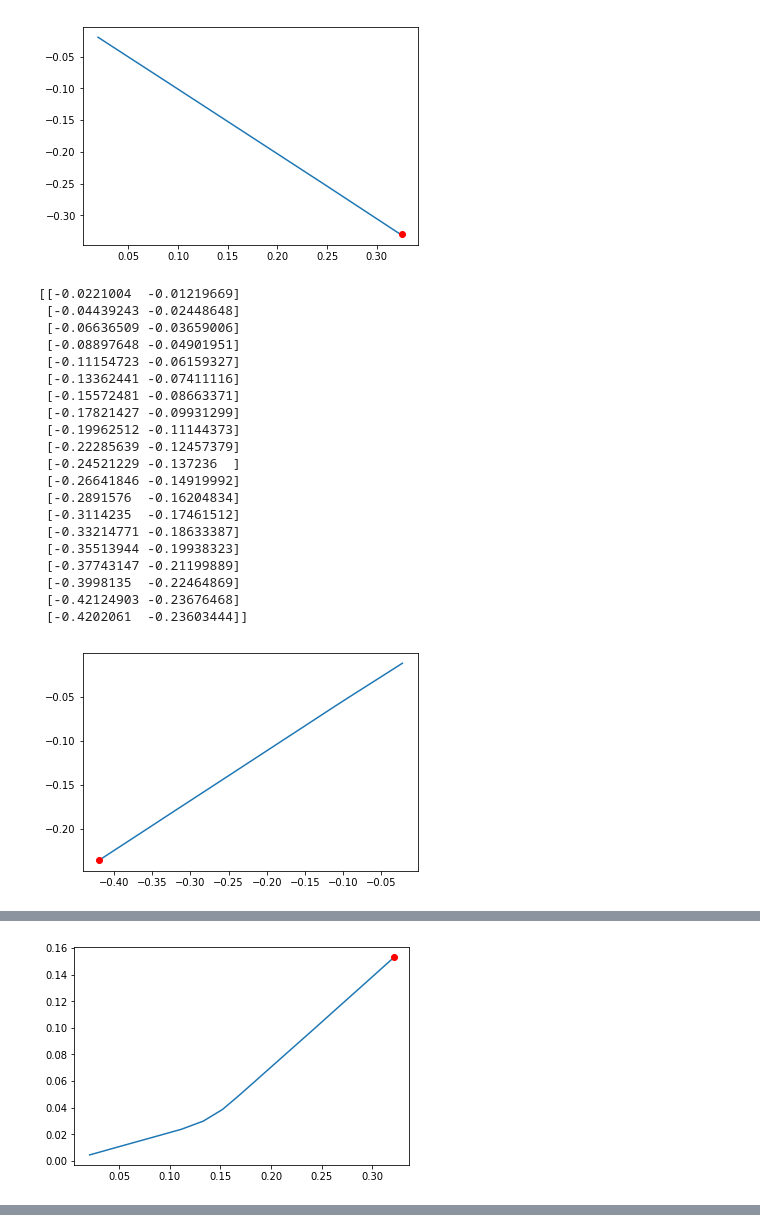
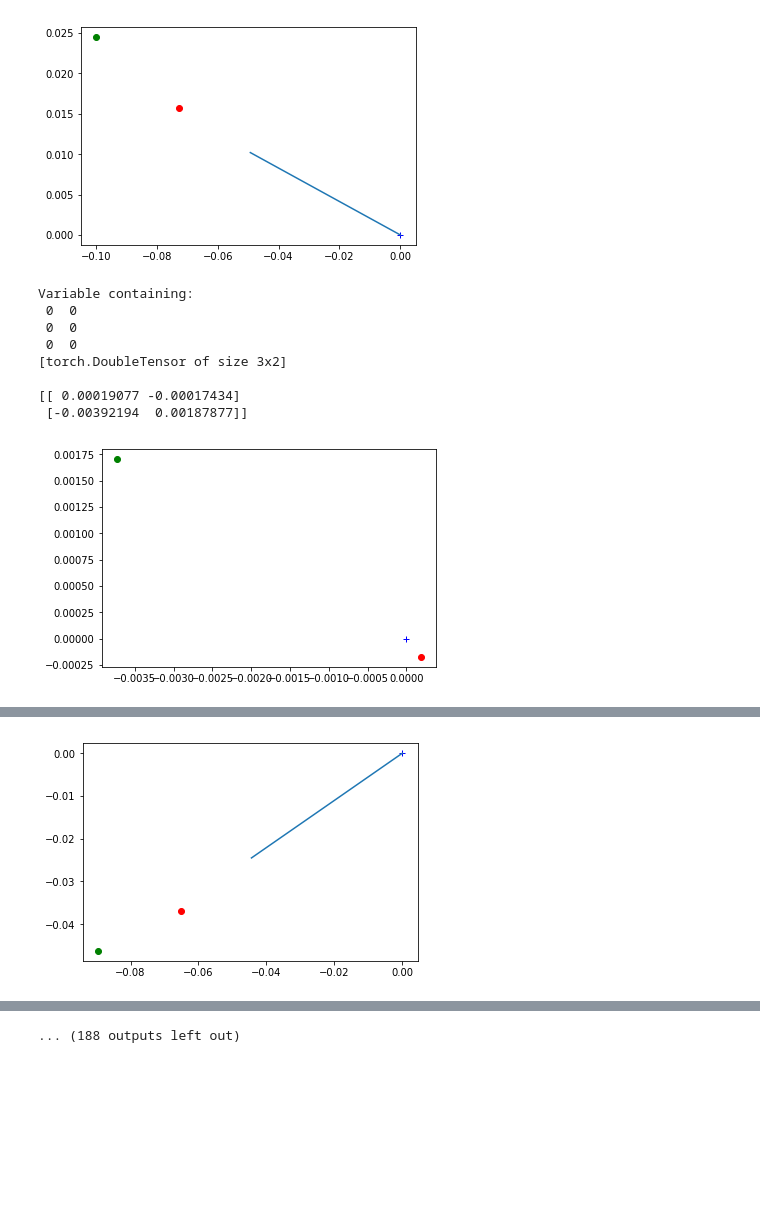
Before and after one commit to puzzledsean/ACAS-542, a Jupyter notebook: train_and_predict.ipynb, the cells around one changed output, grey strips where cells are left out. Cells and saved outputs as stored; diff of their text form; code cells hidden in the pictures; blank space fills up the shorter version.

```diff
--- a/train_and_predict.ipynb
+++ b/train_and_predict.ipynb
@@ -43,3 +45,10 @@ torch.save(data, open('traindata.pt', 'wb'))
+# %%
+batch_size = 1000   # num of training examples to train on in a batch
+limit_timesteps = 5 # sequence length
+num_hidden_layers = 51
+input_size = 2
+
+future = 2
 # %%
 # Sequence model
 
@@ -139,16 +140,16 @@ batch = np.asarray(all_planes) # convert to np matrix
 900
 1000
 # %%
-input = Variable(torch.from_numpy(batch[5:,:-1,:]), requires_grad=False)
-target = Variable(torch.from_numpy(batch[5:,-1,:]), requires_grad=False)
-test_input = Variable(torch.from_numpy(batch[:5,:-1,:]), requires_grad=False)
-test_target = Variable(torch.from_numpy(batch[:5,-1,:]), requires_grad=False)
+input = Variable(torch.from_numpy(batch[100:,:-1,:]), requires_grad=False)
+target = Variable(torch.from_numpy(batch[100:,1:,:]), requires_grad=False)
+test_input = Variable(torch.from_numpy(batch[:100,:-future,:]), requires_grad=False)
+test_target = Variable(torch.from_numpy(batch[:100,-future:,:]), requires_grad=False)
 # data = torch.load('traindata.pt')
 # input = Variable(torch.from_numpy(data[3:, :-1]), requires_grad=False)
 # target = Variable(torch.from_numpy(data[3:, 1:]), requires_grad=False)
 # test_input = Variable(torch.from_numpy(data[:3, :-1]), requires_grad=False)
 # test_target = Variable(torch.from_numpy(data[:3, 1:]), requires_grad=False)
-
+print(batch[0])
 print(batch.shape)
-print(batch)
+# print(batch)
 # %% [output]
@@ -193,11 +183,10 @@ for i in range(10):
     optimizer.step(closure)
 
     # begin to predict
-    future = 1
     pred = seq(test_input, future = future)
-    pred1 = seq(test_input[:1, :, :])
-    #loss = criterion(pred[:, :-future], test_target)
-    #print('test loss:', loss.data.numpy()[0])
+#     pred1 = seq(test_input[:1, :, :])
+    loss = criterion(pred, test_target)
+    print('test loss:', loss.data.numpy()[0])
     y = pred.data.numpy()
 print(pred)
 
@@ -237,12 +226,18 @@ loss: 3825221.90269
 # %%
-test_pred = seq(test_input).data.squeeze(1).numpy()[:, -2:]
+test_pred = seq(test_input,future).data.squeeze(1).numpy()
+test_pred_latlon = test_pred[:, :, -2:]
+# print(test_pred.shape)
 for i in range(test_input.size(0)):
     latlon = test_input[i].data.numpy()[:, -2:]
-    latlon = np.insert(latlon, latlon.shape[0], test_pred[i], axis=0)
+    latlon = np.insert(latlon, latlon.shape[0], test_pred_latlon[i], axis=0)
     path = latlon.cumsum(axis=0)
-    print(path)
+    print(test_input[i])
+    print(test_pred[i])
     pathx, pathy = np.split(path, 2, axis=1)
-    plt.plot(pathx[:-1], pathy[:-1])
-    plt.plot(pathx[-1], pathy[-1], 'ro')
+    plt.plot(pathx[0], pathy[0], 'b+')
+    plt.plot(pathx[:-future], pathy[:-future])
+
+    plt.plot(pathx[-2], pathy[-2], 'ro')
+    plt.plot(pathx[-1], pathy[-1], 'go')
     plt.show()
 # %% [output]
@@ -290,22 +263,10 @@ for i in range(test_input.size(0)):
-[figure, old version]
+[figure, new version]
-[[-0.0221004  -0.01219669]
- [-0.04439243 -0.02448648]
- [-0.06636509 -0.03659006]
- [-0.08897648 -0.04901951]
- [-0.11154723 -0.06159327]
- [-0.13362441 -0.07411116]
- [-0.15572481 -0.08663371]
- [-0.17821427 -0.09931299]
- [-0.19962512 -0.11144373]
- [-0.22285639 -0.12457379]
- [-0.24521229 -0.137236  ]
- [-0.26641846 -0.14919992]
- [-0.2891576  -0.16204834]
- [-0.3114235  -0.17461512]
- [-0.33214771 -0.18633387]
- [-0.35513944 -0.19938323]
- [-0.37743147 -0.21199889]
- [-0.3998135  -0.22464869]
- [-0.42124903 -0.23676468]
- [-0.4202061  -0.23603444]]
+Variable containing:
+ 0  0
+ 0  0
+ 0  0
+[torch.DoubleTensor of size 3x2]
+
+[[ 0.00019077 -0.00017434]
+ [-0.00392194  0.00187877]]
-[figure, old version]
+[figure, new version]
@@ -332 +282 @@ for i in range(test_input.size(0)):
-[figure, old version]
+[figure, new version]
@@ -353,0 +303 @@ for i in range(test_input.size(0)):
+... (188 outputs left out)
```
Also changed, not shown: parts of 10 cells of this notebook, 1 other file.
